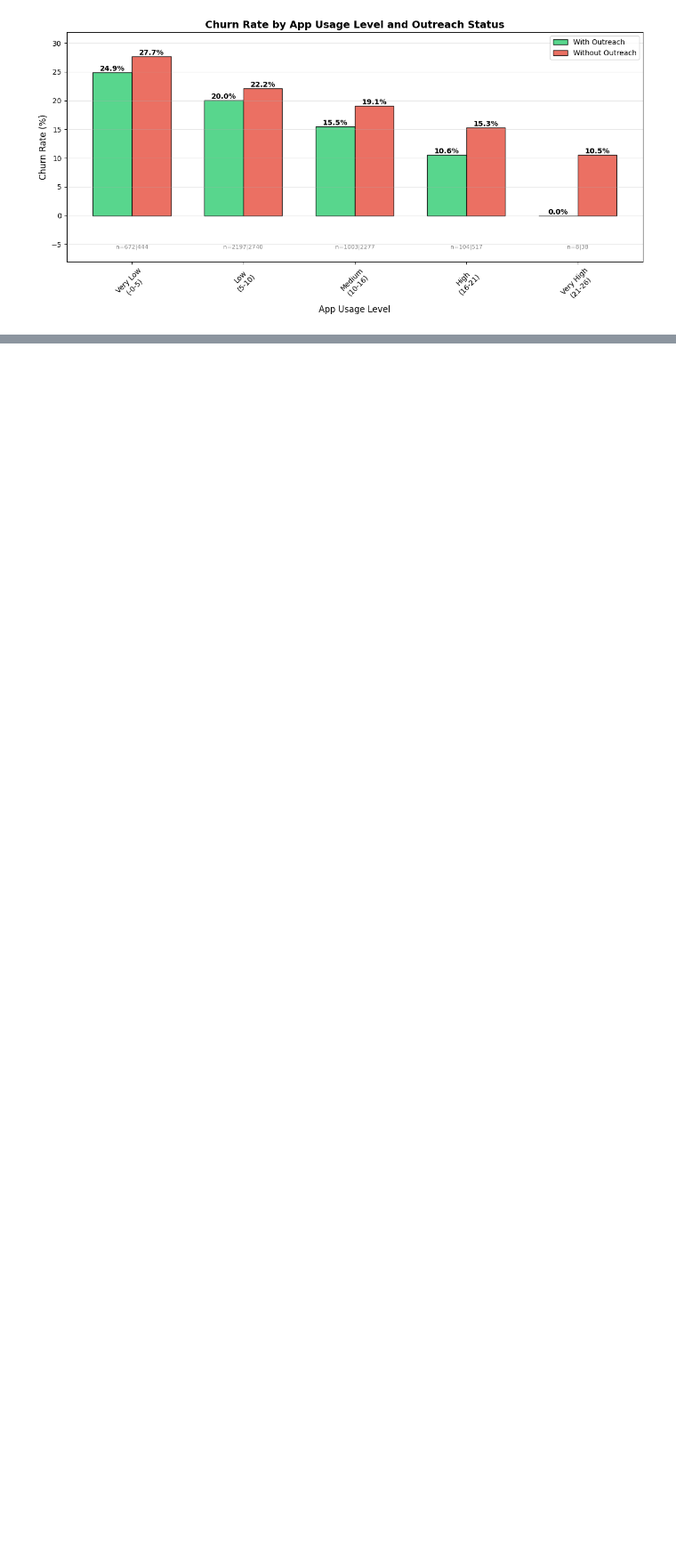
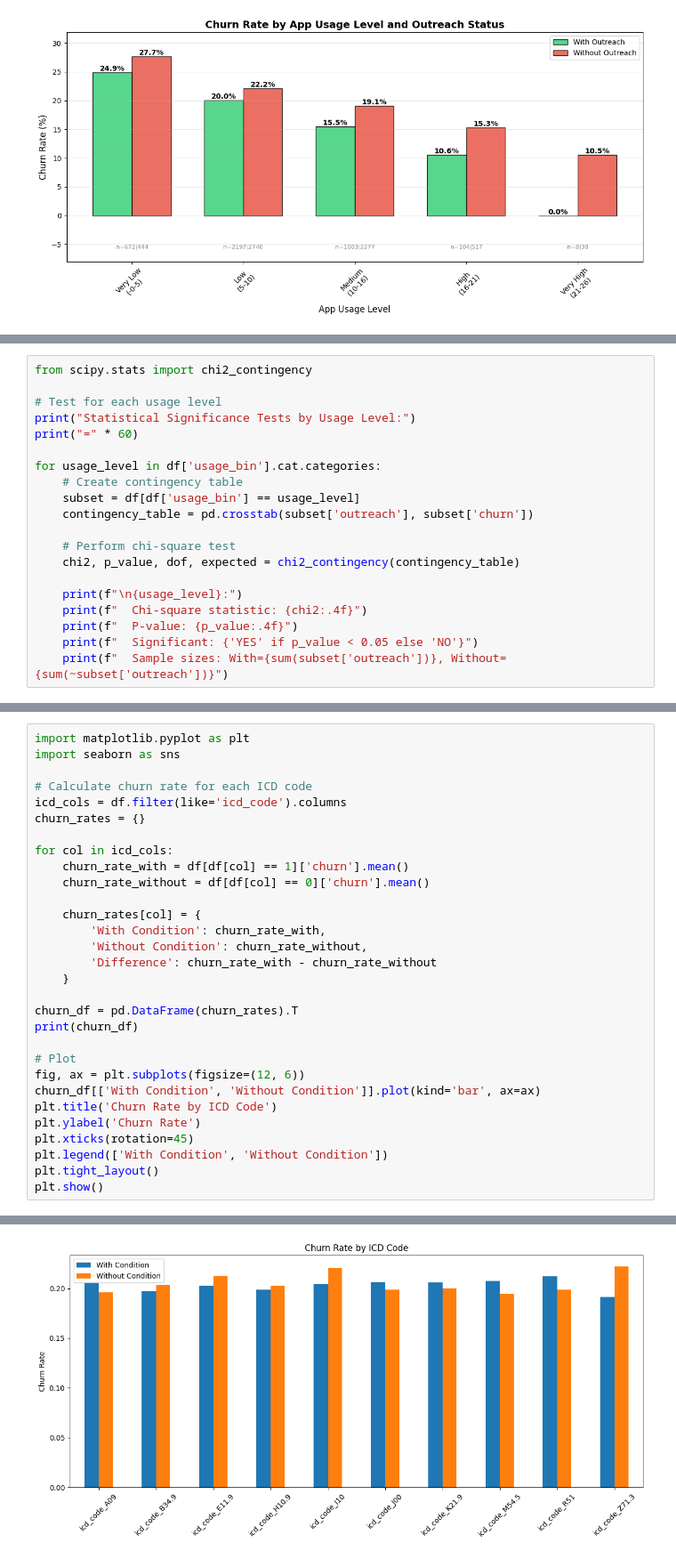
Before and after one commit to omergazit2/VI_churn_assignment, a Jupyter notebook: notebooks/EDA.ipynb, the cells around one changed output, grey strips where cells are left out. Shown at 89% size. Cells and saved outputs as stored; diff of their text form; blank space fills up the shorter version.

```diff
--- a/notebooks/EDA.ipynb
+++ b/notebooks/EDA.ipynb
@@ -131,0 +245,20 @@ plt.show()
+# %%
+from scipy.stats import chi2_contingency
+
+# Test for each usage level
+print("Statistical Significance Tests by Usage Level:")
+print("=" * 60)
+
+for usage_level in df['usage_bin'].cat.categories:
+    # Create contingency table
+    subset = df[df['usage_bin'] == usage_level]
+    contingency_table = pd.crosstab(subset['outreach'], subset['churn'])
+
+    # Perform chi-square test
+    chi2, p_value, dof, expected = chi2_contingency(contingency_table)
+
+    print(f"\n{usage_level}:")
+    print(f"  Chi-square statistic: {chi2:.4f}")
+    print(f"  P-value: {p_value:.4f}")
+    print(f"  Significant: {'YES' if p_value < 0.05 else 'NO'}")
+    print(f"  Sample sizes: With={sum(subset['outreach'])}, Without={sum(~subset['outreach'])}")
@@ -131,0 +529,31 @@ plt.show()
+# %%
+import matplotlib.pyplot as plt
+import seaborn as sns
+
+# Calculate churn rate for each ICD code
+icd_cols = df.filter(like='icd_code').columns
+churn_rates = {}
+
+for col in icd_cols:
+    churn_rate_with = df[df[col] == 1]['churn'].mean()
+    churn_rate_without = df[df[col] == 0]['churn'].mean()
+
+    churn_rates[col] = {
+        'With Condition': churn_rate_with,
+        'Without Condition': churn_rate_without,
+        'Difference': churn_rate_with - churn_rate_without
+    }
+
+churn_df = pd.DataFrame(churn_rates).T
+print(churn_df)
+
+# Plot
+fig, ax = plt.subplots(figsize=(12, 6))
+churn_df[['With Condition', 'Without Condition']].plot(kind='bar', ax=ax)
+plt.title('Churn Rate by ICD Code')
+plt.ylabel('Churn Rate')
+plt.xticks(rotation=45)
+plt.legend(['With Condition', 'Without Condition'])
+plt.tight_layout()
+plt.show()
+# %% [output]
@@ -131,0 +571 @@ plt.show()
+[figure, added]
```
Also changed, not shown: parts of 13 cells of this notebook.
